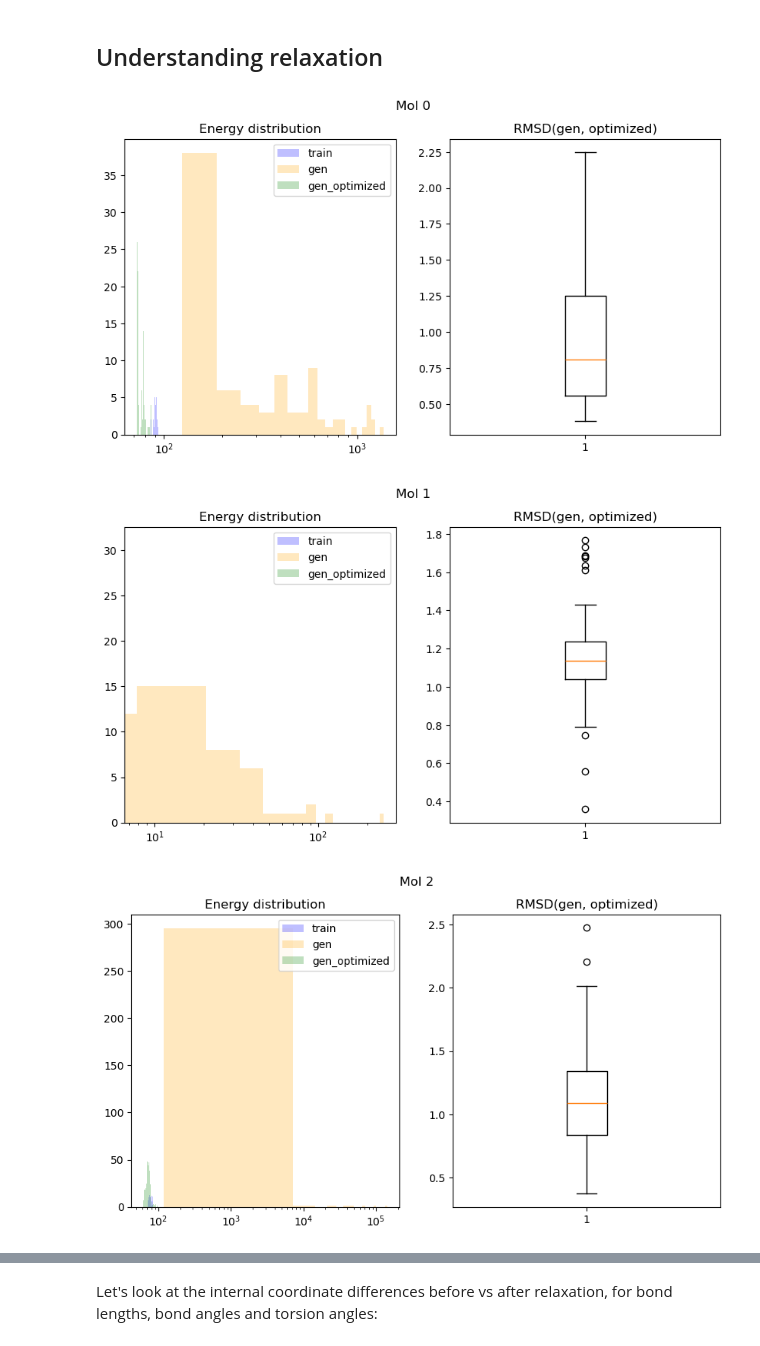
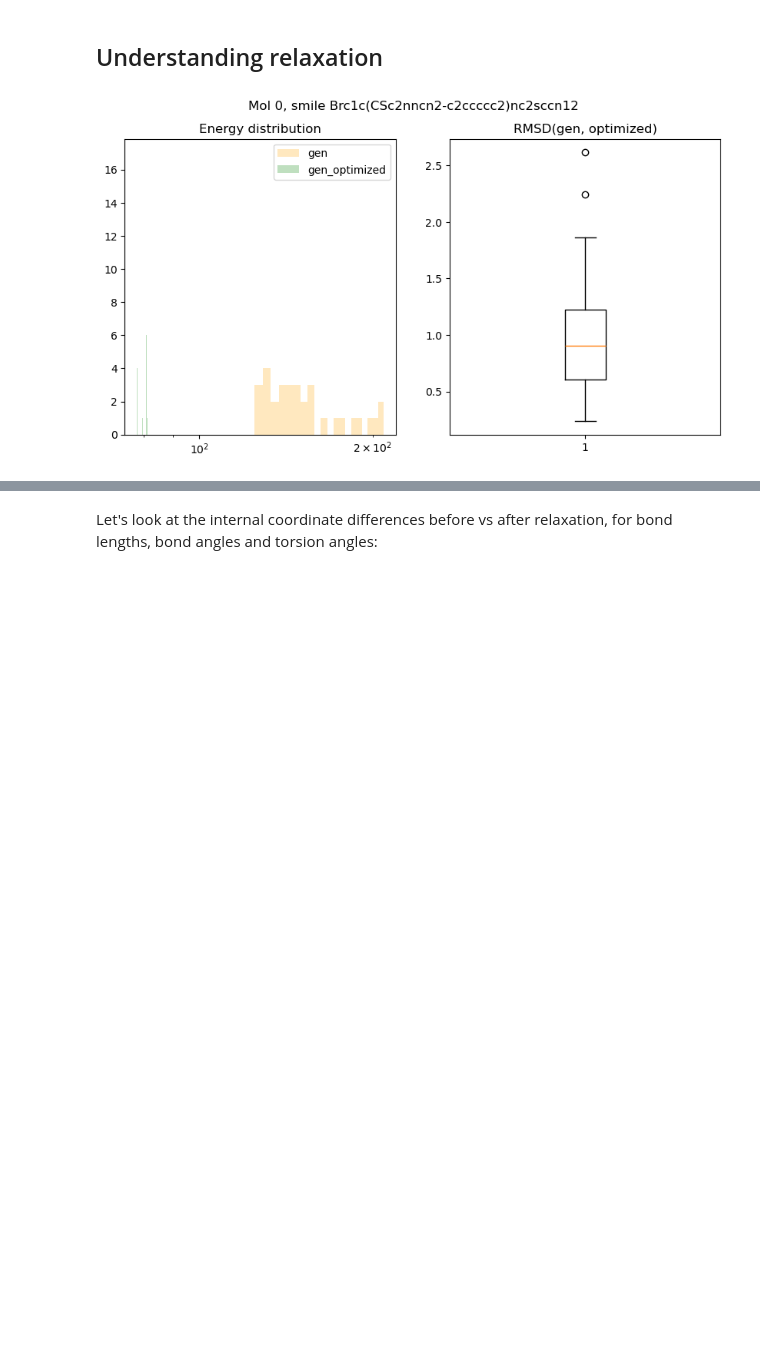
Before and after one commit to LenaNehale/torsional-diffusion, a Jupyter notebook: playground.ipynb, the cells around one changed output, grey strips where cells are left out. Drawn from its saved outputs; the diff is of its cells as text; code cells hidden in the pictures; blank space fills up the shorter version.

```diff
--- a/playground.ipynb
+++ b/playground.ipynb
@@ -82,41 +79,34 @@ def get_stds_internal_coords(mols):
-# %%
-
-def get_rmsds(mols, mols_optimized):
-    rmsds = []
-    for conf_idx in range(len(mols)):
-        rmsds.append(fast_rmsd(mols[conf_idx], mols_optimized[conf_idx], conf1=0, conf2=0) )
-    return rmsds
 # %% [markdown]
 ## Understanding relaxation
 # %%
 # load conformers_20steps.pkl
-conformers_train = pickle.load(open('true_conformers_train_first_10smis.pkl', 'rb'))
-conformers_gen = pickle.load(open('conformers_20steps_train_first_10smis.pkl', 'rb'))
-conformers_optimized = pickle.load(open('conformers_20steps_train_first_10smis_optimized.pkl', 'rb'))
+#conformers_train = pickle.load(open('true_conformers_train_1smiles.pkl', 'rb'))
+conformers_train = None
+conformers_gen = pickle.load(open('conformers_20steps_train_1smiles.pkl', 'rb'))
+conformers_optimized = pickle.load(open('conformers_20steps_train_1smiles_optimized.pkl', 'rb'))
 smis = list(conformers_gen.keys())
 # %%
 for i, smile in enumerate(smis):
     #Plt figure with 2 subfigures
     fig, ax = plt.subplots(1, 2, figsize=(10, 5))
-    mols_train, mols_gen, mols_optimized = conformers_train[smile], conformers_gen[smile], conformers_optimized[smile]
+    #mols_train, mols_gen, mols_optimized = conformers_train[smile], conformers_gen[smile], conformers_optimized[smile]
+    mols_train, mols_gen, mols_optimized = conformers_train, conformers_gen[smile], conformers_optimized[smile]
     #Plot the hists in the first subfigure
-    ax[0].hist([mmff_energy(mol) for mol in mols_train], bins=20, color = 'blue', label='train', alpha=0.25  )
+    #ax[0].hist([mmff_energy(mol) for mol in mols_train], bins=20, color = 'blue', label='train', alpha=0.25  )
     ax[0].hist([mmff_energy(mol) for mol in mols_gen], bins=20, color = 'orange',label='gen', alpha=0.25)
     ax[0].hist([mmff_energy(mol) for mol in mols_optimized], bins=20, color = 'green',label='gen_optimized', alpha=0.25)
     ax[0].legend()
     ax[0].set_xscale('log')
     ax[0].set_title(f'Energy distribution')
     # Plot the RMSD in the second subfigure
     rmsds = get_rmsds(mols_gen, mols_optimized)
     ax[1].boxplot(rmsds)
     ax[1].set_title(f'RMSD(gen, optimized)')
     # add title to the whole figure
-    fig.suptitle(f'Mol {i}')
+    fig.suptitle(f'Mol {i}, smile {smile}')
     #Add title for the whole figure
     i+=1
     #if i ==1:
         #break
 # %% [output]
-[figure, old version]
+[figure, new version]
-[figure, removed]
-[figure, removed]
```
Also changed, not shown: parts of 31 cells of this notebook, 8 other files.
